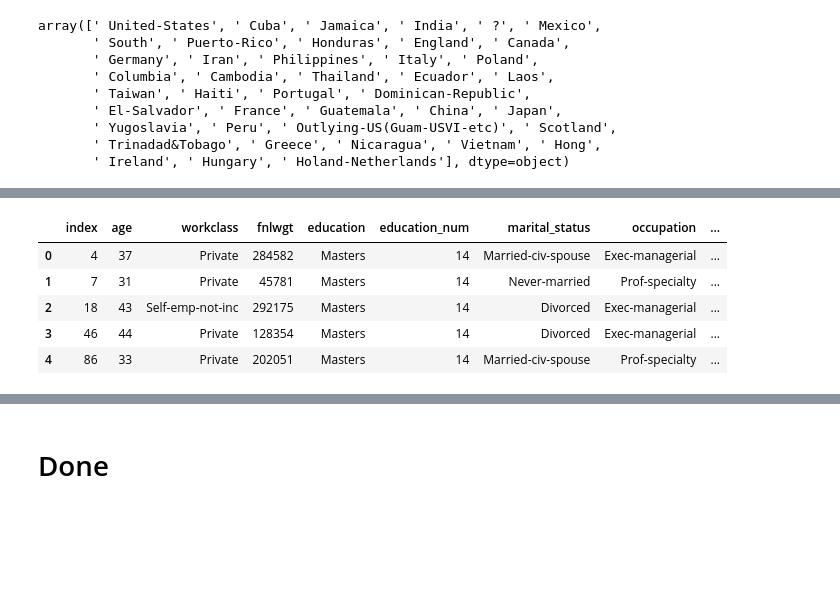
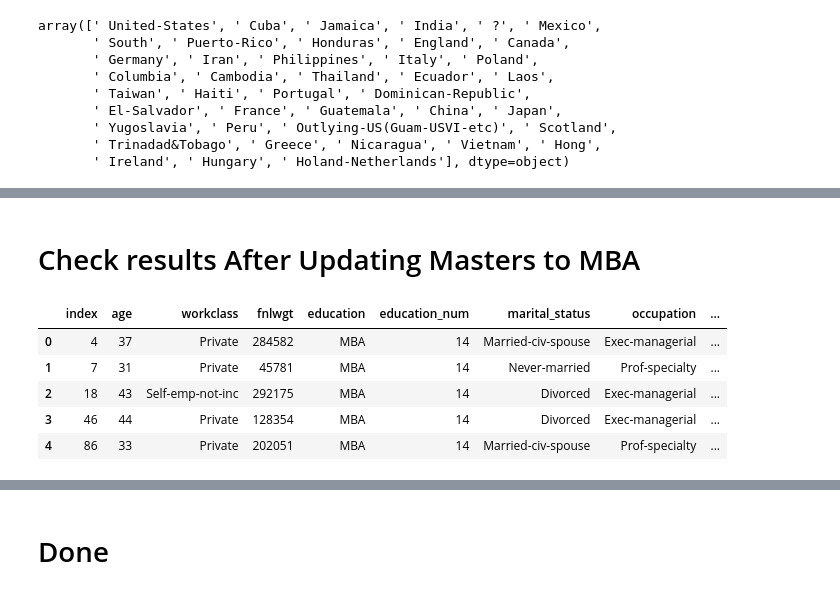
Before and after one commit to RancyChepchirchir/Assignments, a Jupyter notebook: 07.Assignment-SQL.ipynb, the cells around one changed output, grey strips where cells are left out. Cells and saved outputs as stored; diff of their text form; code cells hidden in the pictures; blank space fills up the shorter version.

```diff
--- a/07.Assignment-SQL.ipynb
+++ b/07.Assignment-SQL.ipynb
@@ -586,13 +614,15 @@ new2.head()
+# %% [markdown]
+# Check results After Updating Masters to MBA
 # %%
-cur.execute("""Select * from sqladb2 where education = ' Masters' AND native_country = ' United-States'
+cur.execute("""Select * from sqladb2 where education = ' MBA' AND native_country = ' United-States'
                 ;""")
 new3 = pd.DataFrame(cur.fetchall())
 new3.columns = [x[0] for x in cur.description]
 new3.head()
 # %% [output]
 |  | index | age | workclass | fnlwgt | education | education_num | marital_status | occupation | ... |
-| 0 | 4 | 37 | Private | 284582 | Masters | 14 | Married-civ-spouse | Exec-managerial | ... |
-| 1 | 7 | 31 | Private | 45781 | Masters | 14 | Never-married | Prof-specialty | ... |
-| 2 | 18 | 43 | Self-emp-not-inc | 292175 | Masters | 14 | Divorced | Exec-managerial | ... |
-| 3 | 46 | 44 | Private | 128354 | Masters | 14 | Divorced | Exec-managerial | ... |
-| 4 | 86 | 33 | Private | 202051 | Masters | 14 | Married-civ-spouse | Prof-specialty | ... |
+| 0 | 4 | 37 | Private | 284582 | MBA | 14 | Married-civ-spouse | Exec-managerial | ... |
+| 1 | 7 | 31 | Private | 45781 | MBA | 14 | Never-married | Prof-specialty | ... |
+| 2 | 18 | 43 | Self-emp-not-inc | 292175 | MBA | 14 | Divorced | Exec-managerial | ... |
+| 3 | 46 | 44 | Private | 128354 | MBA | 14 | Divorced | Exec-managerial | ... |
+| 4 | 86 | 33 | Private | 202051 | MBA | 14 | Married-civ-spouse | Prof-specialty | ... |
```
Also changed, not shown: parts of 14 cells of this notebook.
